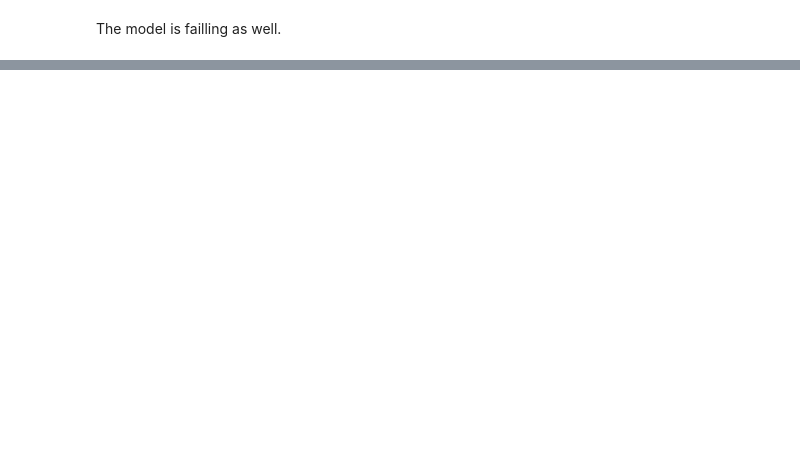
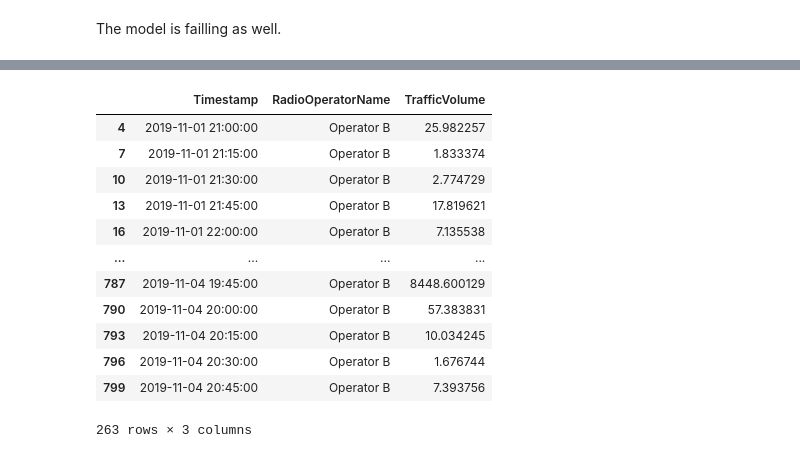
Before and after one commit to medhatfawzy/AI-Telecom, a Jupyter notebook: 4.Machine_Learning.ipynb, the cells around one changed output, grey strips where cells are left out. Cells and saved outputs as stored; diff of their text form; code cells hidden in the pictures; blank space fills up the shorter version.

```diff
--- a/4.Machine_Learning.ipynb
+++ b/4.Machine_Learning.ipynb
@@ -171,0 +216,17 @@ The data we have isn't enough to predict the traffic volume given the RSRP value
+# %%
+Down_traffic_samsung = sqldf(
+"""
+SELECT Timestamp, RadioOperatorName, MAX(TrafficVolume) AS TrafficVolume
+FROM Down_traffic
+WHERE DeviceManufacturer = 'SAMSUNG'
+GROUP BY Timestamp, RadioOperatorName
+;
+""", globals())
+Up_traffic_samsung = sqldf(
+"""
+SELECT Timestamp, RadioOperatorName, SUM(TrafficVolume) AS TrafficVolume
+FROM Up_traffic
+WHERE DeviceManufacturer='SAMSUNG'
+GROUP BY Timestamp, RadioOperatorName
+;
+""", globals())
@@ -171,0 +287,6 @@ The data we have isn't enough to predict the traffic volume given the RSRP value
+# %%
+Down_traffic_samsung["RadioOperatorName"] = Down_traffic_samsung["RadioOperatorName"].astype('category')
+Up_traffic_samsung["RadioOperatorName"] = Up_traffic_samsung["RadioOperatorName"].astype('category')
+
+Down_traffic_samsung["Timestamp"] = pd.to_datetime(Down_traffic_samsung["Timestamp"])
+Up_traffic_samsung["Timestamp"] = pd.to_datetime(Up_traffic_samsung["Timestamp"])
@@ -171,0 +317,24 @@ The data we have isn't enough to predict the traffic volume given the RSRP value
+# %%
+Down_traffic_samsung_A = Down_traffic_samsung[Down_traffic_samsung["RadioOperatorName"] == "Operator A"].copy()
+Down_traffic_samsung_B = Down_traffic_samsung[Down_traffic_samsung["RadioOperatorName"] == "Operator B"].copy()
+Down_traffic_samsung_C = Down_traffic_samsung[Down_traffic_samsung["RadioOperatorName"] == "Operator C"].copy()
+
+Up_traffic_samsung_A = Up_traffic_samsung[Up_traffic_samsung["RadioOperatorName"] == "Operator A"].copy()
+Up_traffic_samsung_B = Up_traffic_samsung[Up_traffic_samsung["RadioOperatorName"] == "Operator B"].copy()
+Up_traffic_samsung_C = Up_traffic_samsung[Up_traffic_samsung["RadioOperatorName"] == "Operator C"].copy()
+# %%
+Up_traffic_samsung_B
+# %% [output]
+|  | Timestamp | RadioOperatorName | TrafficVolume |
+| 4 | 2019-11-01 21:00:00 | Operator B | 25.982257 |
+| 7 | 2019-11-01 21:15:00 | Operator B | 1.833374 |
+| 10 | 2019-11-01 21:30:00 | Operator B | 2.774729 |
+| 13 | 2019-11-01 21:45:00 | Operator B | 17.819621 |
+| 16 | 2019-11-01 22:00:00 | Operator B | 7.135538 |
+| ... | ... | ... | ... |
+| 787 | 2019-11-04 19:45:00 | Operator B | 8448.600129 |
+| 790 | 2019-11-04 20:00:00 | Operator B | 57.383831 |
+| 793 | 2019-11-04 20:15:00 | Operator B | 10.034245 |
+| 796 | 2019-11-04 20:30:00 | Operator B | 1.676744 |
+| 799 | 2019-11-04 20:45:00 | Operator B | 7.393756 |
+263 rows × 3 columns
```
Also changed, not shown: parts of 24 cells of this notebook, 3 other files.
